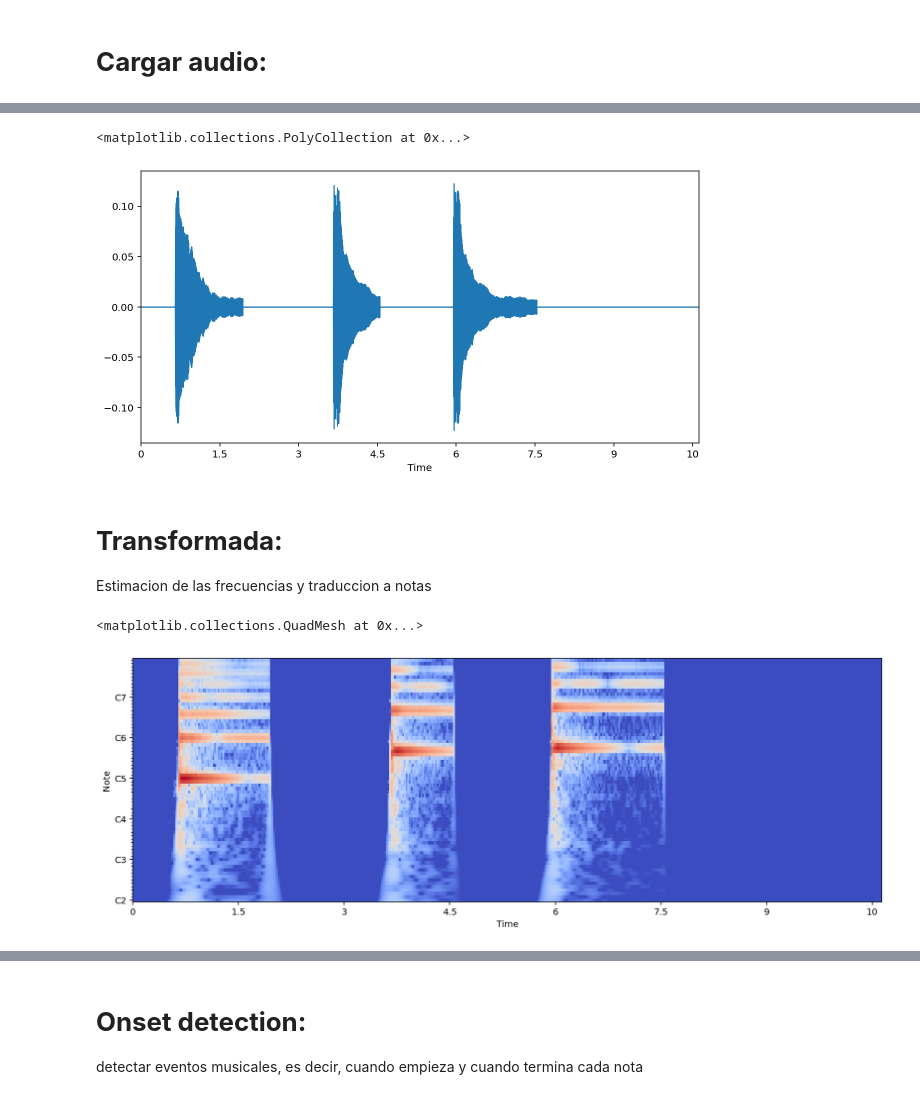
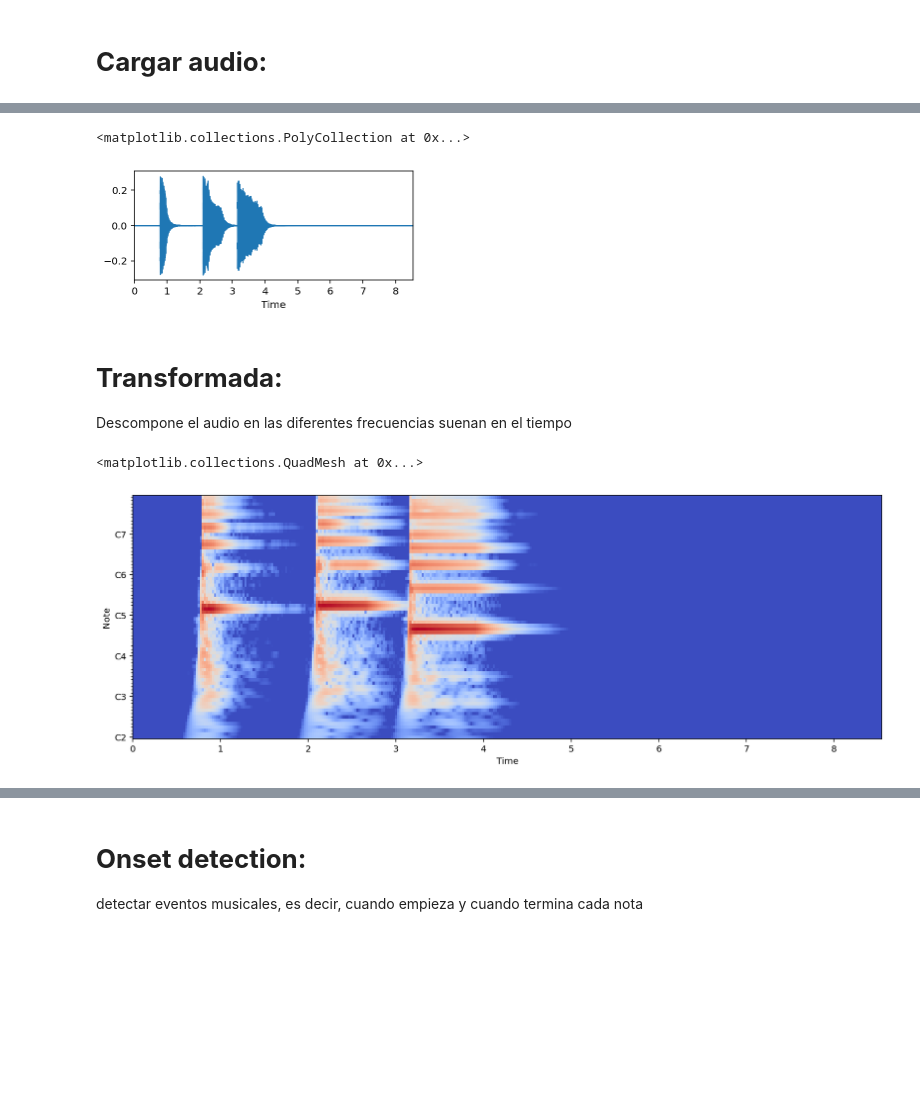
Before and after one commit to pedrogaldo/PERFECT-PITCH, a Jupyter notebook: PERFECT_PITCH.ipynb, the cells around one changed output, grey strips where cells are left out. Drawn from its saved outputs; the diff is of its cells as text; code cells hidden in the pictures; blank space fills up the shorter version.

```diff
--- a/PERFECT_PITCH.ipynb
+++ b/PERFECT_PITCH.ipynb
@@ -37,33 +36,32 @@ pre_post_max = 6
 # %% [markdown]
 # **Cargar audio:**
 # %%
-filename = '/content/audio piano.mp3'
+filename = '/content/prueba PP.mp3'
 x, samplerate = librosa.load(filename)
 ipd.Audio (x, rate=samplerate)
 # %% [output]
 [interactive output not drawn]
 # %%
 #forma de onda
-plt.figure(figsize=(10,5))
+plt.figure(figsize=(5,2))
 librosa.display.waveplot(x,samplerate)
 # %% [output]
 <matplotlib.collections.PolyCollection at 0x...>
-[figure, old version]
+[figure, new version]
-# %% [markdown]
-# **Transformada:**
-
-Estimacion de las frecuencias y traduccion a notas
+# %% [markdown]
+# **Transformada:**
+
+Descompone el audio en las diferentes frecuencias suenan en el tiempo
 # %%
 #funcion para calcular la transformada
 
-
 fmin = librosa.midi_to_hz(36)
 
-cqt = librosa.cqt(x, sr=samplerate, hop_length=512, fmin=None, n_bins=bins, bins_per_octave=12, tuning=0.0)
+cqt = librosa.cqt(x, sr=samplerate, hop_length=hop_length, fmin=None, n_bins=bins, bins_per_octave=12, tuning=0.0)
 logCqt = librosa.amplitude_to_db(np.abs(cqt))
 
 plt.figure(figsize=(15,5))
 librosa.display.specshow(logCqt, sr=samplerate, x_axis='time', y_axis='cqt_note', fmin=fmin, cmap='coolwarm')
 # %% [output]
 <matplotlib.collections.QuadMesh at 0x...>
-[figure, old version]
+[figure, new version]
```
Also changed, not shown: parts of 12 cells of this notebook.
